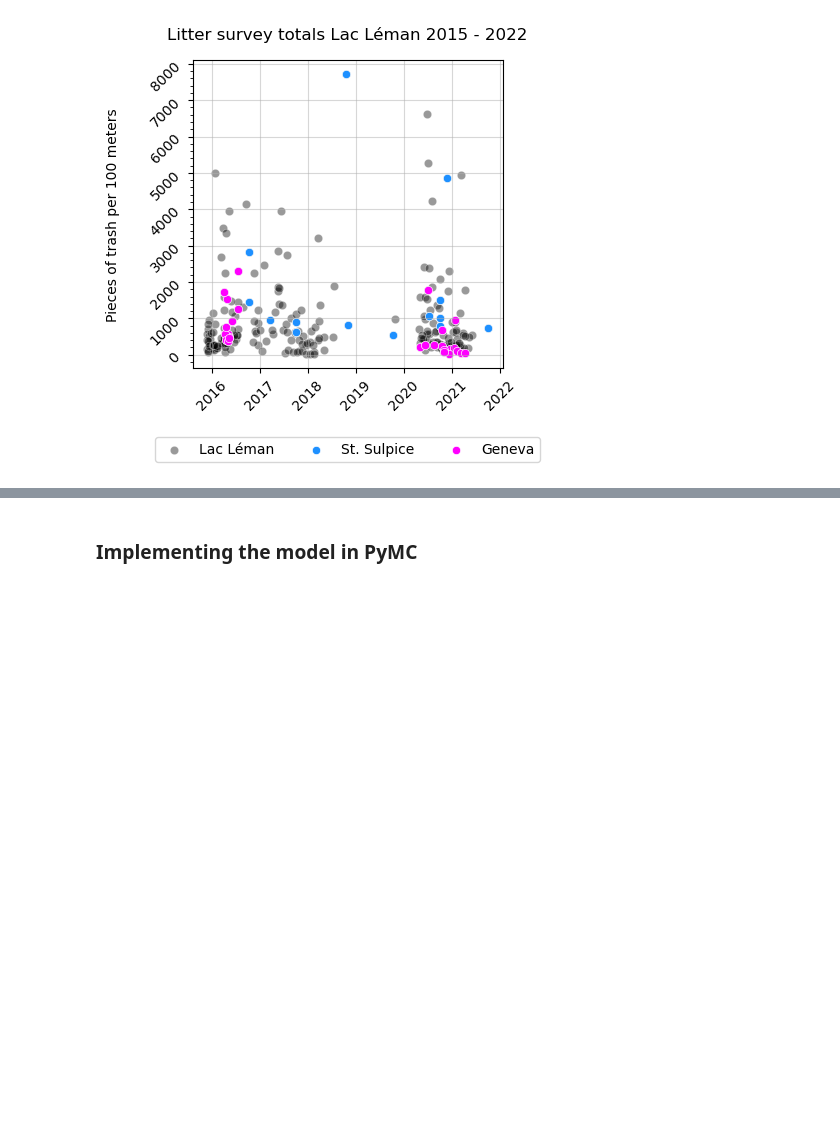
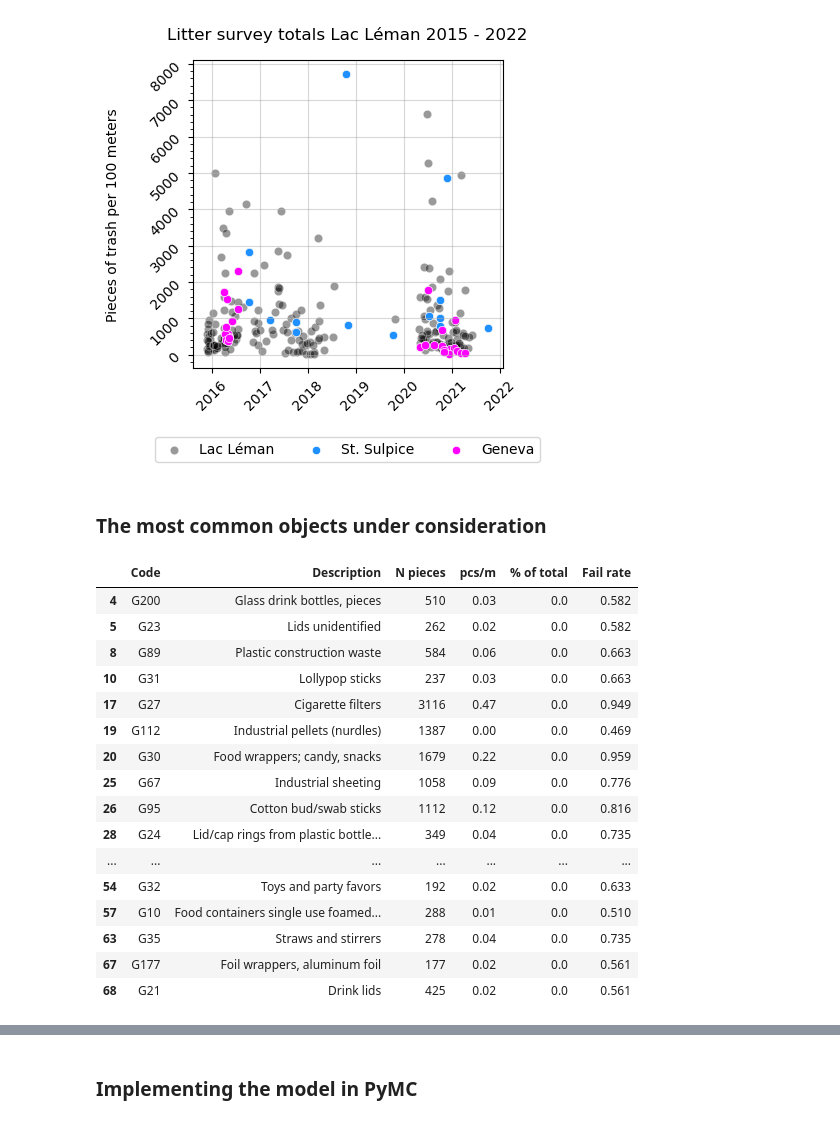
Before and after one commit to hammerdirt/pgamma, a Jupyter notebook: hierarchical_models.ipynb, the cells around one changed output, grey strips where cells are left out. Saved outputs shown, nothing was run; the diff lists cells and outputs as text; code cells hidden in the pictures; blank space fills up the shorter version.

```diff
--- a/hierarchical_models.ipynb
+++ b/hierarchical_models.ipynb
@@ -127,6 +120,28 @@ plt.savefig("survey_totals.png", dpi=300)
 plt.show()
 # %% [output]
 [figure]
+# %% [markdown]
+### The most common objects under consideration
+# %%
+mcommon
+# %% [output]
+|  | Code | Description | N pieces | pcs/m | % of total | Fail rate |
+| 4 | G200 | Glass drink bottles, pieces | 510 | 0.03 | 0.0 | 0.582 |
+| 5 | G23 | Lids unidentified | 262 | 0.02 | 0.0 | 0.582 |
+| 8 | G89 | Plastic construction waste | 584 | 0.06 | 0.0 | 0.663 |
+| 10 | G31 | Lollypop sticks | 237 | 0.03 | 0.0 | 0.663 |
+| 17 | G27 | Cigarette filters | 3116 | 0.47 | 0.0 | 0.949 |
+| 19 | G112 | Industrial pellets (nurdles) | 1387 | 0.00 | 0.0 | 0.469 |
+| 20 | G30 | Food wrappers; candy, snacks | 1679 | 0.22 | 0.0 | 0.959 |
+| 25 | G67 | Industrial sheeting | 1058 | 0.09 | 0.0 | 0.776 |
+| 26 | G95 | Cotton bud/swab sticks | 1112 | 0.12 | 0.0 | 0.816 |
+| 28 | G24 | Lid/cap rings from plastic bottle... | 349 | 0.04 | 0.0 | 0.735 |
+| ... | ... | ... | ... | ... | ... | ... |
+| 54 | G32 | Toys and party favors | 192 | 0.02 | 0.0 | 0.633 |
+| 57 | G10 | Food containers single use foamed... | 288 | 0.01 | 0.0 | 0.510 |
+| 63 | G35 | Straws and stirrers | 278 | 0.04 | 0.0 | 0.735 |
+| 67 | G177 | Foil wrappers, aluminum foil | 177 | 0.02 | 0.0 | 0.561 |
+| 68 | G21 | Drink lids | 425 | 0.02 | 0.0 | 0.561 |
 # %% [markdown]
 ### Summary of prior knowledge
 
```
Also changed, not shown: parts of 69 cells of this notebook, 36 other files.
